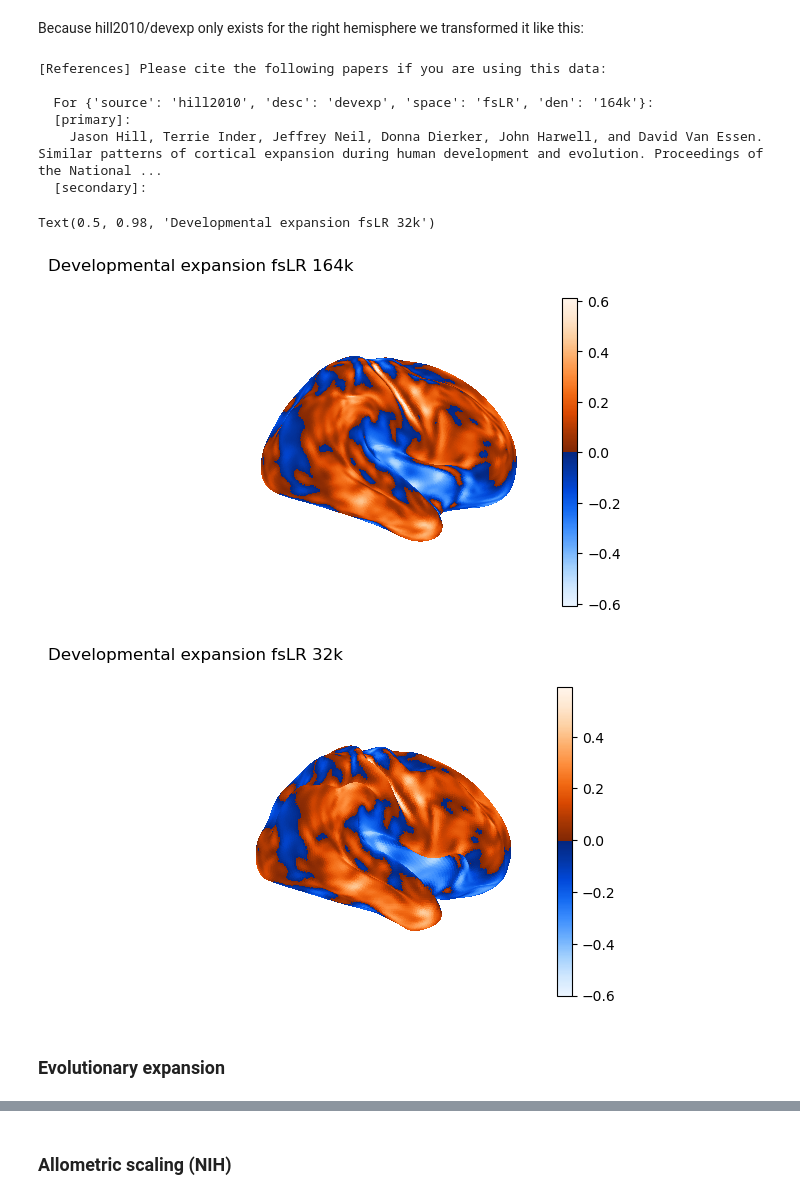
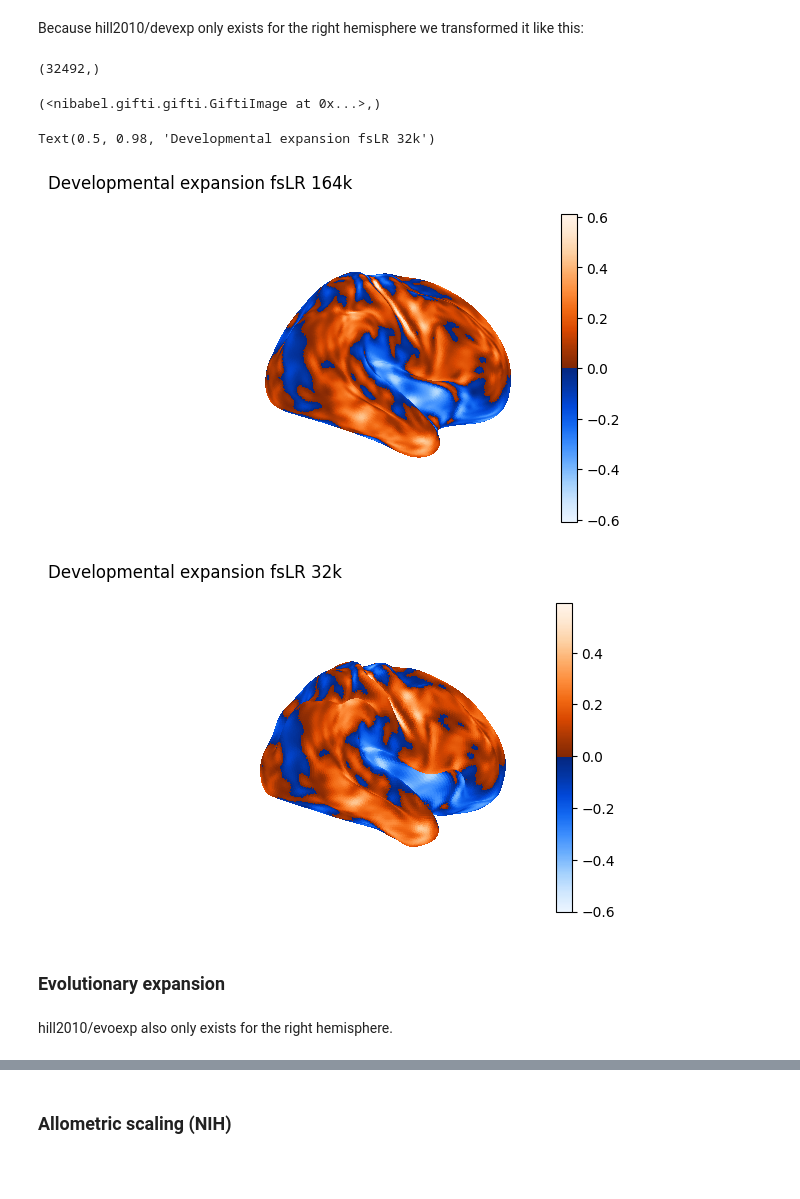
Before and after one commit to katrinasuherman/neuromaps-schizophrenia-thinning, a Jupyter notebook: transformations.ipynb, the cells around one changed output, grey strips where cells are left out. Drawn from its saved outputs; the diff is of its cells as text; code cells hidden in the pictures; blank space fills up the shorter version.

```diff
--- a/transformations.ipynb
+++ b/transformations.ipynb
@@ -253,31 +369,38 @@ Because hill2010/devexp only exists for the right hemisphere we transformed it l
 # %%
 devexp = fetch_annotation(source='hill2010', desc='devexp', space='fsLR', den='164k')
 devexp_fsLR = fslr_to_fslr(devexp, '32k', hemi='R')
+devexp_rh_32k, = devexp_fsLR
+
+# Check data shape
+print(devexp_rh_32k.agg_data().shape)
+devexp_fsLR
 # %% [output]
-[References] Please cite the following papers if you are using this data:
-
-  For {'source': 'hill2010', 'desc': 'devexp', 'space': 'fsLR', 'den': '164k'}:
-  [primary]:
-    Jason Hill, Terrie Inder, Jeffrey Neil, Donna Dierker, John Harwell, and David Van Essen. Similar patterns of cortical expansion during human development and evolution. Proceedings of the National ...
-  [secondary]:
+(32492,)
+(<nibabel.gifti.gifti.GiftiImage at 0x...>,)
-# %%
-fig5, cbar5 = plot_surf_lateral_only(
-    devexp, template='fsLR', density='164k', hemi='R',
-    cmap='blue_orange', colorbar='shared', cbar_location='right', wspace=0.18,
-    vmin=-0.61, vmax=0.61
-)
-fig5.suptitle('Developmental expansion fsLR 164k', y=0.98)
-
-fig6, cbar6 = plot_surf_lateral_only(
-    devexp_fsLR, template='fsLR', density='32k', hemi='R',
-    cmap='blue_orange', colorbar='shared', cbar_location='right', wspace=0.18,
-    vmin=-0.6, vmax=0.59
-)
-fig6.suptitle('Developmental expansion fsLR 32k', y=0.98)
-# %% [output]
-Text(0.5, 0.98, 'Developmental expansion fsLR 32k')
-[figure, removed]
-[figure, removed]
+# %%
+# before
+fig5, cbar5 = plot_surf_lateral_only(
+    devexp, template='fsLR', density='164k', hemi='R',
+    cmap='blue_orange', colorbar='shared', cbar_location='right', wspace=0.18,
+    vmin=-0.61, vmax=0.61
+)
+fig5.suptitle('Developmental expansion fsLR 164k', y=0.98)
+
+# after
+devexp_fsLR_path = gifti_to_path(devexp_fsLR) # change the gifti to path
+
+fig6, cbar6 = plot_surf_lateral_only(
+    devexp_fsLR_path, template='fsLR', density='32k', hemi='R',
+    cmap='blue_orange', colorbar='shared', cbar_location='right', wspace=0.18,
+    vmin=-0.6, vmax=0.59
+)
+fig6.suptitle('Developmental expansion fsLR 32k', y=0.98)
+# %% [output]
+Text(0.5, 0.98, 'Developmental expansion fsLR 32k')
+[figure, added]
+[figure, added]
 # %% [markdown]
 ### Evolutionary expansion
+# %% [markdown]
+hill2010/evoexp also only exists for the right hemisphere.
 # %%
```
Also changed, not shown: parts of 64 cells of this notebook, 1 other file.
